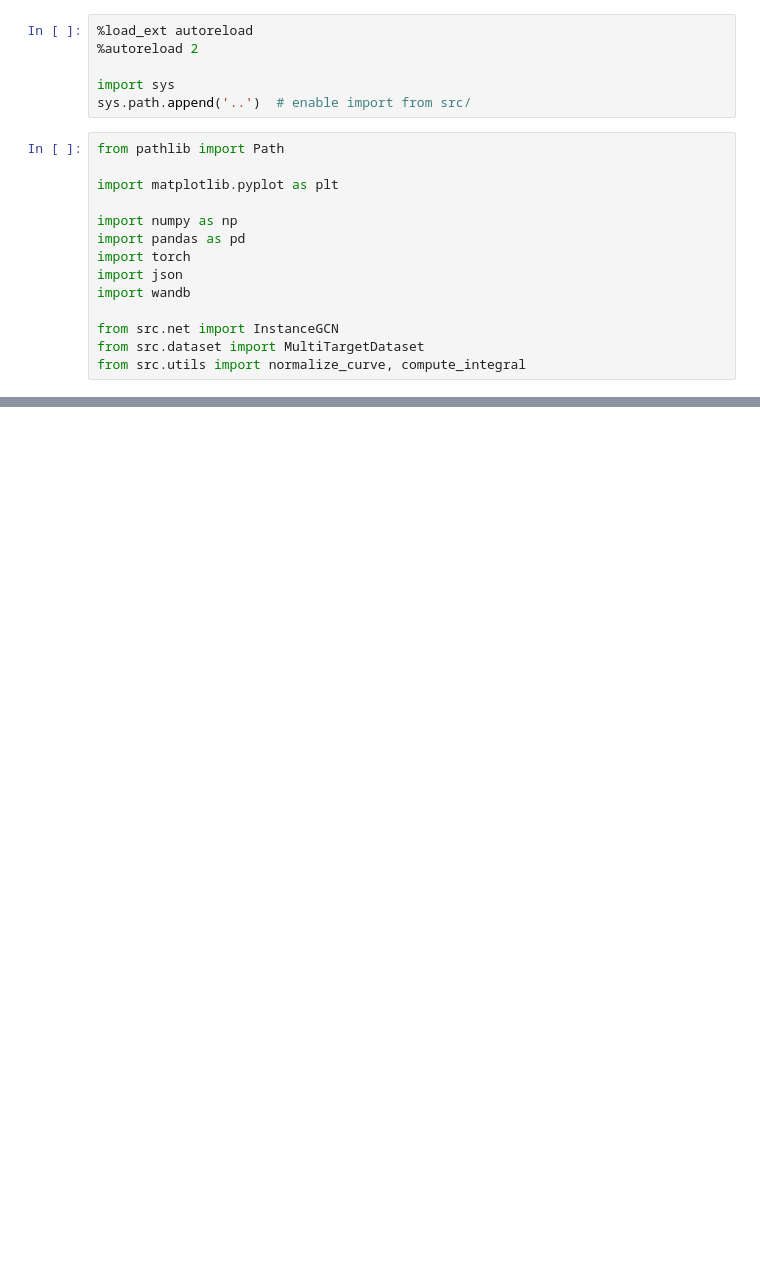
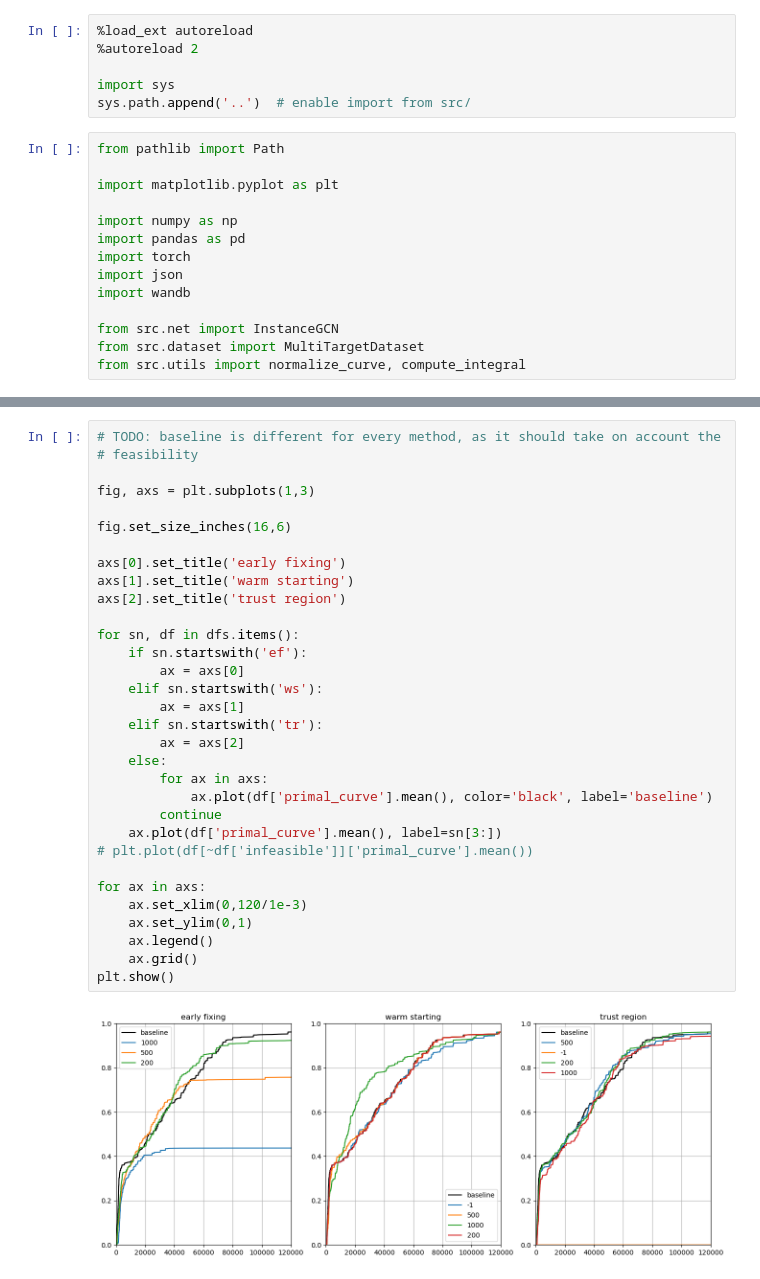
Before and after one commit to gos-ufsc/sat-gnn, a Jupyter notebook: notebooks/5.1-bmp-heuristics-evaluation.ipynb, the cells around one changed output, grey strips where cells are left out. Drawn from its saved outputs; the diff is of its cells as text; blank space fills up the shorter version.

```diff
--- a/notebooks/5.1-bmp-heuristics-evaluation.ipynb
+++ b/notebooks/5.1-bmp-heuristics-evaluation.ipynb
@@ -75,0 +129,34 @@ plt.show()
+# %%
+# TODO: baseline is different for every method, as it should take on account the
+# feasibility
+
+fig, axs = plt.subplots(1,3)
+
+fig.set_size_inches(16,6)
+
+axs[0].set_title('early fixing')
+axs[1].set_title('warm starting')
+axs[2].set_title('trust region')
+
+for sn, df in dfs.items():
+    if sn.startswith('ef'):
+        ax = axs[0]
+    elif sn.startswith('ws'):
+        ax = axs[1]
+    elif sn.startswith('tr'):
+        ax = axs[2]
+    else:
+        for ax in axs:
+            ax.plot(df['primal_curve'].mean(), color='black', label='baseline')
+        continue
+    ax.plot(df['primal_curve'].mean(), label=sn[3:])
+# plt.plot(df[~df['infeasible']]['primal_curve'].mean())
+
+for ax in axs:
+    ax.set_xlim(0,120/1e-3)
+    ax.set_ylim(0,1)
+    ax.legend()
+    ax.grid()
+plt.show()
+# %% [output]
+[figure, added]
```
Also changed, not shown: parts of 8 cells of this notebook.
